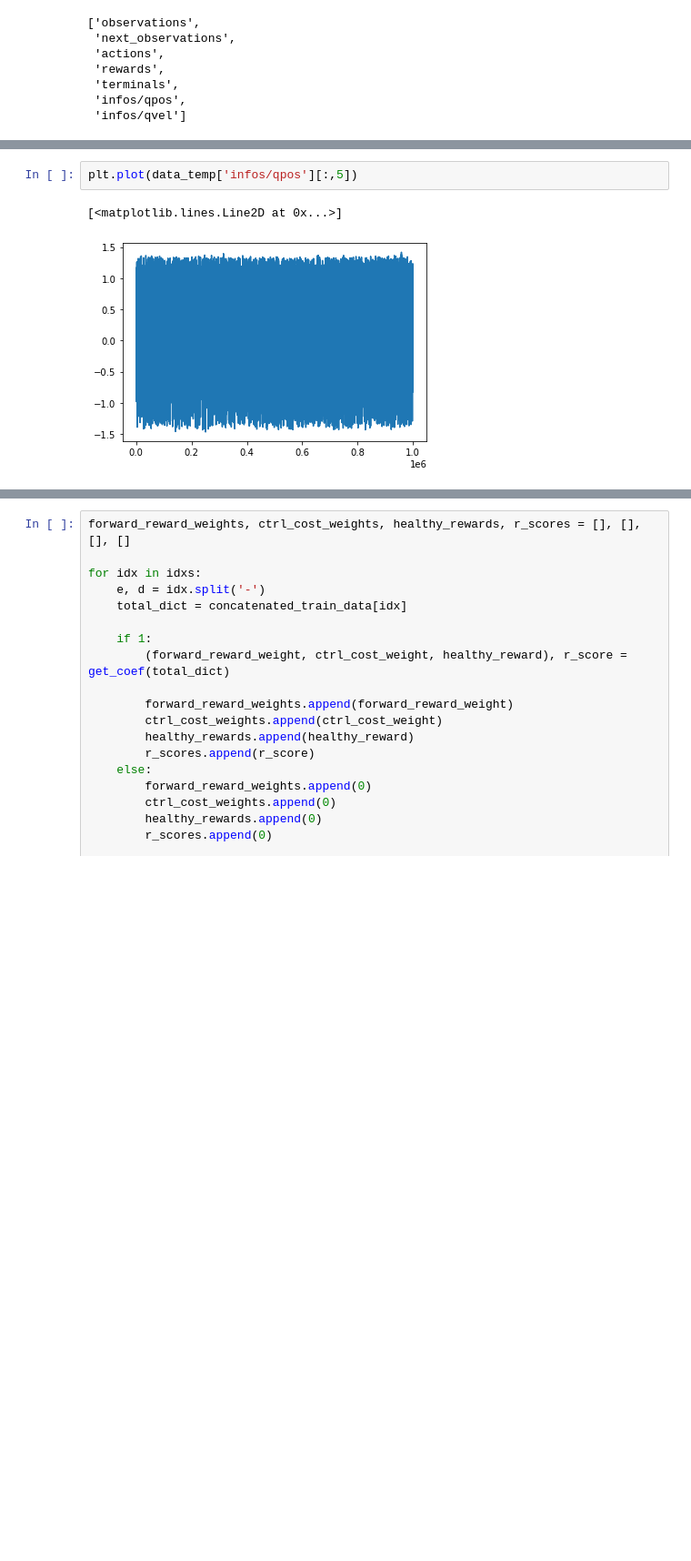
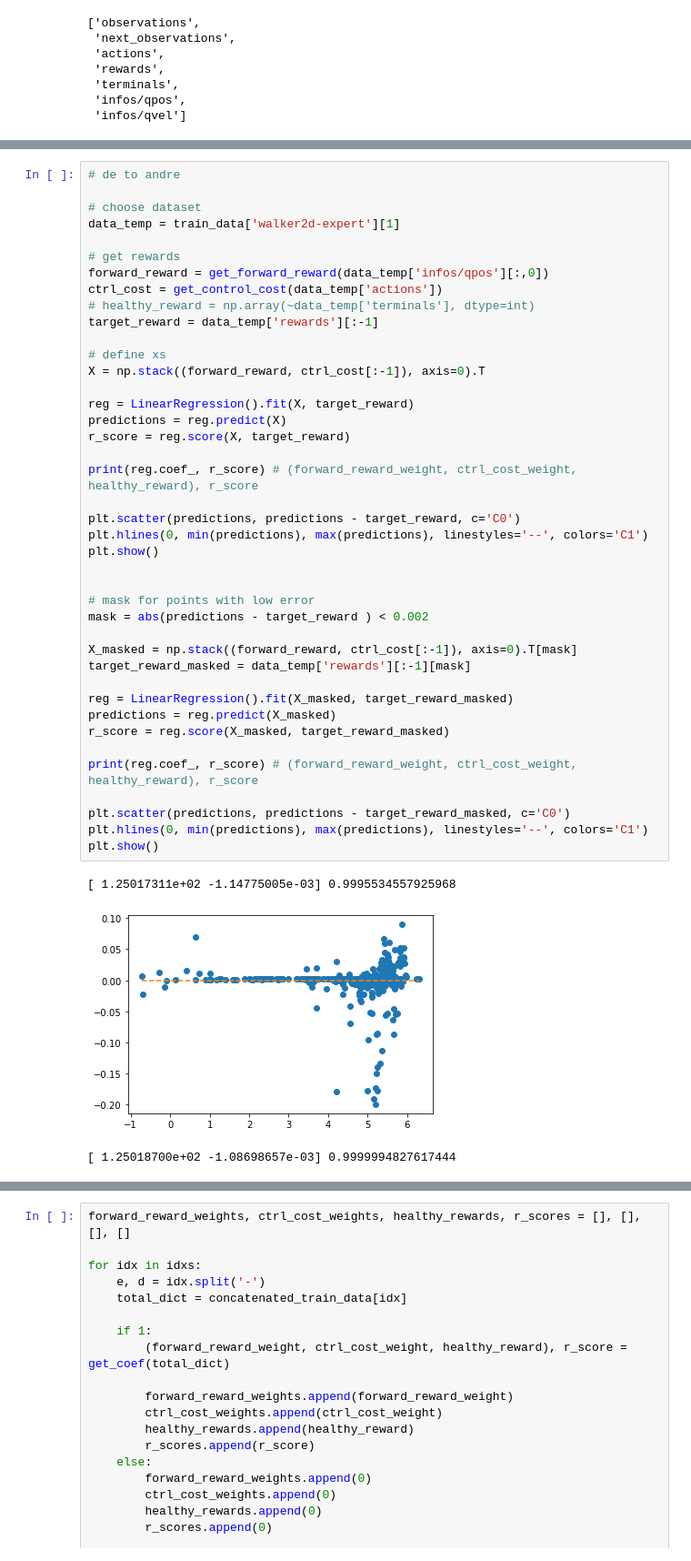
Before and after one commit to TheGoldenChicken/decision_transformer, a Jupyter notebook: gym/data_analysis.ipynb, the cells around one changed output, grey strips where cells are left out. Shown: that part at 91% size. Saved outputs shown, nothing was run; the diff lists cells and outputs as text; blank space fills up the shorter version.

```diff
--- a/gym/data_analysis.ipynb
+++ b/gym/data_analysis.ipynb
@@ -124,5 +131,45 @@ NameError: name 'get_forward_reward' is not defined
-# %%
-plt.plot(data_temp['infos/qpos'][:,5])
-# %% [output]
-[<matplotlib.lines.Line2D at 0x...>]
-[figure, removed]
+# %%
+# de to andre
+
+# choose dataset
+data_temp = train_data['walker2d-expert'][1]
+
+# get rewards
+forward_reward = get_forward_reward(data_temp['infos/qpos'][:,0])
+ctrl_cost = get_control_cost(data_temp['actions'])
+# healthy_reward = np.array(~data_temp['terminals'], dtype=int)
+target_reward = data_temp['rewards'][:-1]
+
+# define xs
+X = np.stack((forward_reward, ctrl_cost[:-1]), axis=0).T
+
+reg = LinearRegression().fit(X, target_reward)
+predictions = reg.predict(X)
+r_score = reg.score(X, target_reward)
+
+print(reg.coef_, r_score) # (forward_reward_weight, ctrl_cost_weight, healthy_reward), r_score
+
+plt.scatter(predictions, predictions - target_reward, c='C0')
+plt.hlines(0, min(predictions), max(predictions), linestyles='--', colors='C1')
+plt.show()
+
+
+# mask for points with low error
+mask = abs(predictions - target_reward ) < 0.002
+
+X_masked = np.stack((forward_reward, ctrl_cost[:-1]), axis=0).T[mask]
+target_reward_masked = data_temp['rewards'][:-1][mask]
+
+reg = LinearRegression().fit(X_masked, target_reward_masked)
+predictions = reg.predict(X_masked)
+r_score = reg.score(X_masked, target_reward_masked)
+
+print(reg.coef_, r_score) # (forward_reward_weight, ctrl_cost_weight, healthy_reward), r_score
+
+plt.scatter(predictions, predictions - target_reward_masked, c='C0')
+plt.hlines(0, min(predictions), max(predictions), linestyles='--', colors='C1')
+plt.show()
+# %% [output]
+[ 1.25017311e+02 -1.14775005e-03] 0.9995534557925968
+[figure, added]
+[ 1.25018700e+02 -1.08698657e-03] 0.9999994827617444
```
Also changed, not shown: parts of 5 cells of this notebook.
